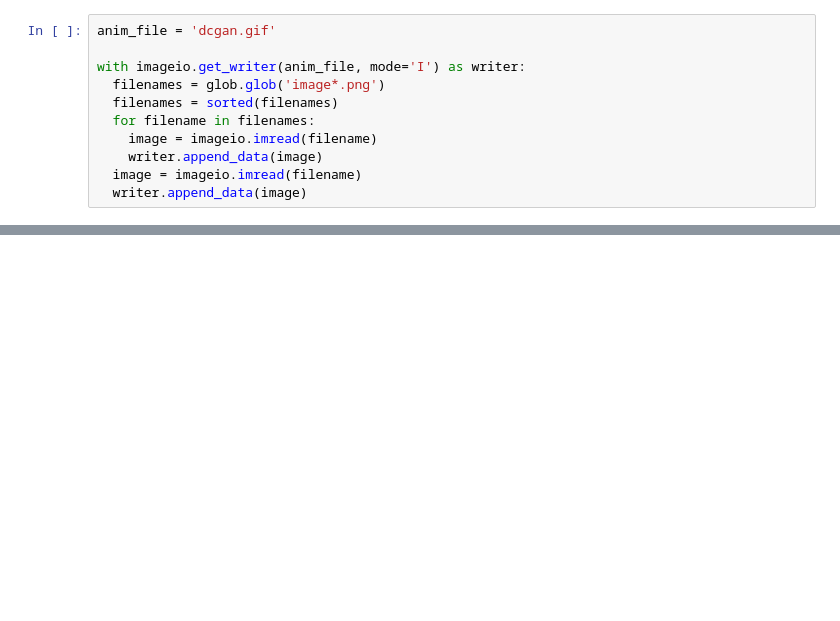
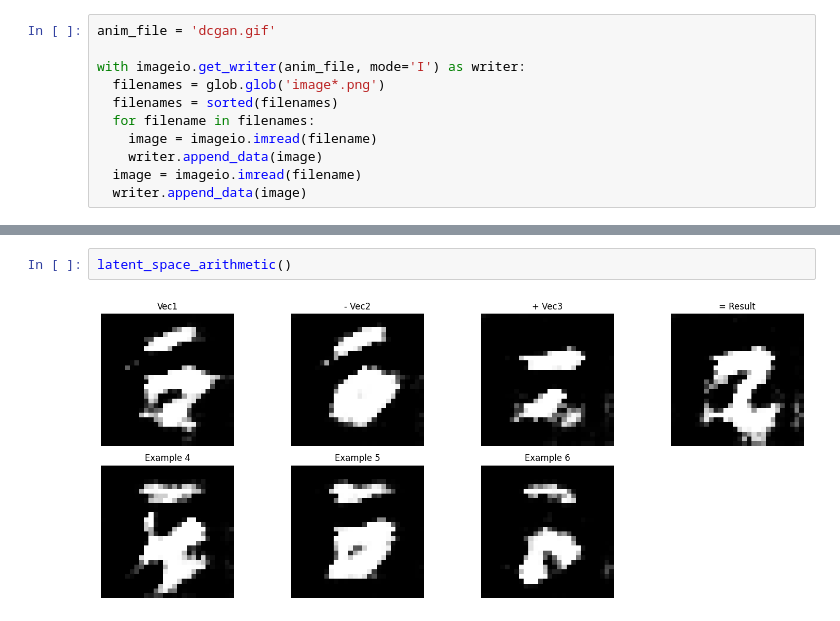
Before and after one commit to ahsanashraf148/Applied-Data-Science-Capstone, a Jupyter notebook: site/en/tutorials/generative/dcgan.ipynb, the cells around one changed output, grey strips where cells are left out. Cells and saved outputs as stored; diff of their text form; blank space fills up the shorter version.

```diff
--- a/site/en/tutorials/generative/dcgan.ipynb
+++ b/site/en/tutorials/generative/dcgan.ipynb
@@ -310,0 +657,4 @@ embed.embed_file(anim_file)
+# %%
+latent_space_arithmetic()
+# %% [output]
+[figure, added]
```
Also changed, not shown: parts of 7 cells of this notebook.
